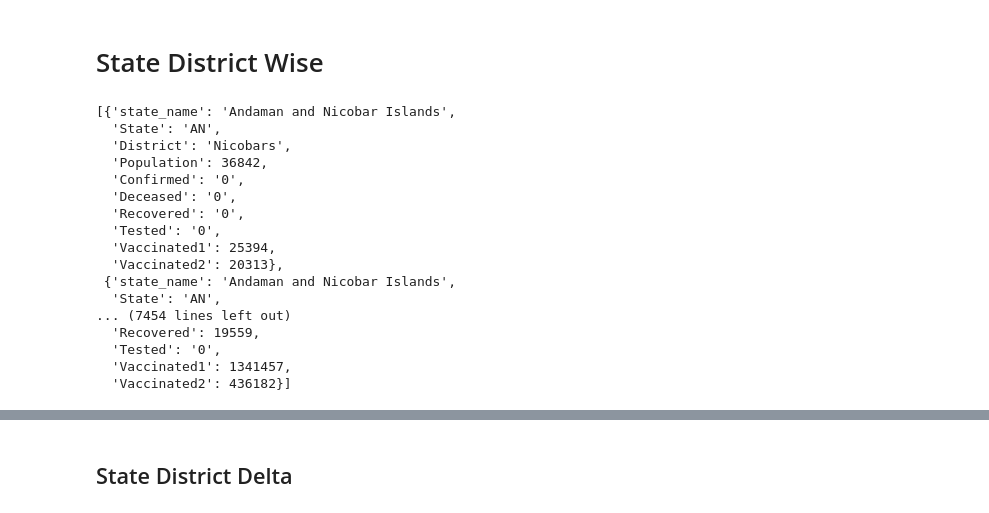
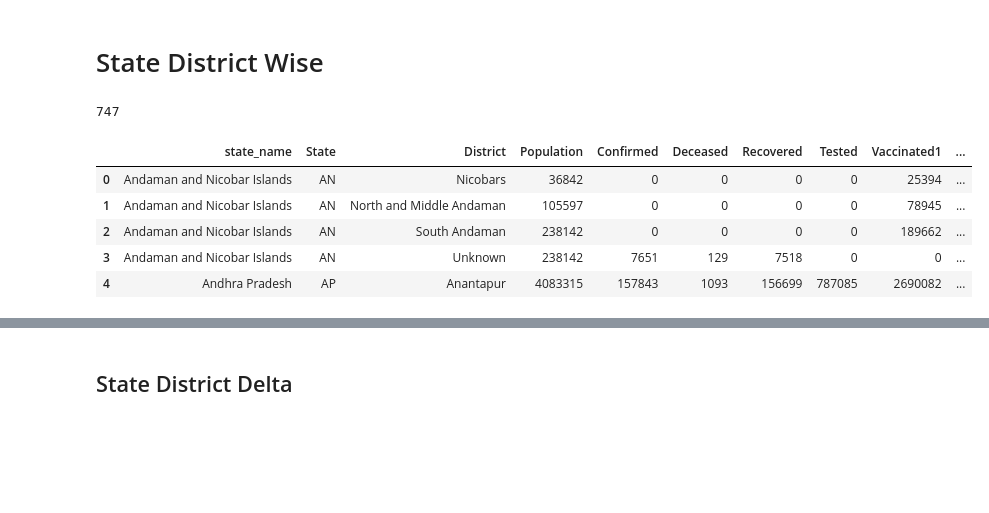
Before and after one commit to naushadcom/COVID19-India, a Jupyter notebook: covid-19.ipynb, the cells around one changed output, grey strips where cells are left out. Cells and saved outputs as stored; diff of their text form; code cells hidden in the pictures; blank space fills up the shorter version.

```diff
--- a/covid-19.ipynb
+++ b/covid-19.ipynb
@@ -254,23 +256,3 @@ for i in states.keys():
                     vaccinated2 ='0'
                 dic={'state_name' : dic_state_name[state],'State':state, 'District':district,'Population':population,'Confirmed':confirmed, 'Deceased':deceased, 'Recovered':recovered,'Tested':tested,'Vaccinated1':vaccinated1,'Vaccinated2':vaccinated2}
                 list2.append(dic)
-# %%
-list2
-# %% [output]
-[{'state_name': 'Andaman and Nicobar Islands',
-  'State': 'AN',
-  'District': 'Nicobars',
-  'Population': 36842,
-  'Confirmed': '0',
-  'Deceased': '0',
-  'Recovered': '0',
-  'Tested': '0',
-  'Vaccinated1': 25394,
-  'Vaccinated2': 20313},
- {'state_name': 'Andaman and Nicobar Islands',
-  'State': 'AN',
-... (7454 lines left out)
-  'Recovered': 19559,
-  'Tested': '0',
-  'Vaccinated1': 1341457,
-  'Vaccinated2': 436182}]
@@ -277,6 +261,16 @@ list2
 # %%
 # creating dataframe of district total
 df2 = pd.DataFrame(list2)
+print(len(df2))
+df2.head()
+# %% [output]
+747
+|  | state_name | State | District | Population | Confirmed | Deceased | Recovered | Tested | Vaccinated1 | ... |
+| 0 | Andaman and Nicobar Islands | AN | Nicobars | 36842 | 0 | 0 | 0 | 0 | 25394 | ... |
+| 1 | Andaman and Nicobar Islands | AN | North and Middle Andaman | 105597 | 0 | 0 | 0 | 0 | 78945 | ... |
+| 2 | Andaman and Nicobar Islands | AN | South Andaman | 238142 | 0 | 0 | 0 | 0 | 189662 | ... |
+| 3 | Andaman and Nicobar Islands | AN | Unknown | 238142 | 7651 | 129 | 7518 | 0 | 0 | ... |
+| 4 | Andhra Pradesh | AP | Anantapur | 4083315 | 157843 | 1093 | 156699 | 787085 | 2690082 | ... |
 # %%
 df2
 # %% [output]
```
Also changed, not shown: parts of 10 cells of this notebook.
